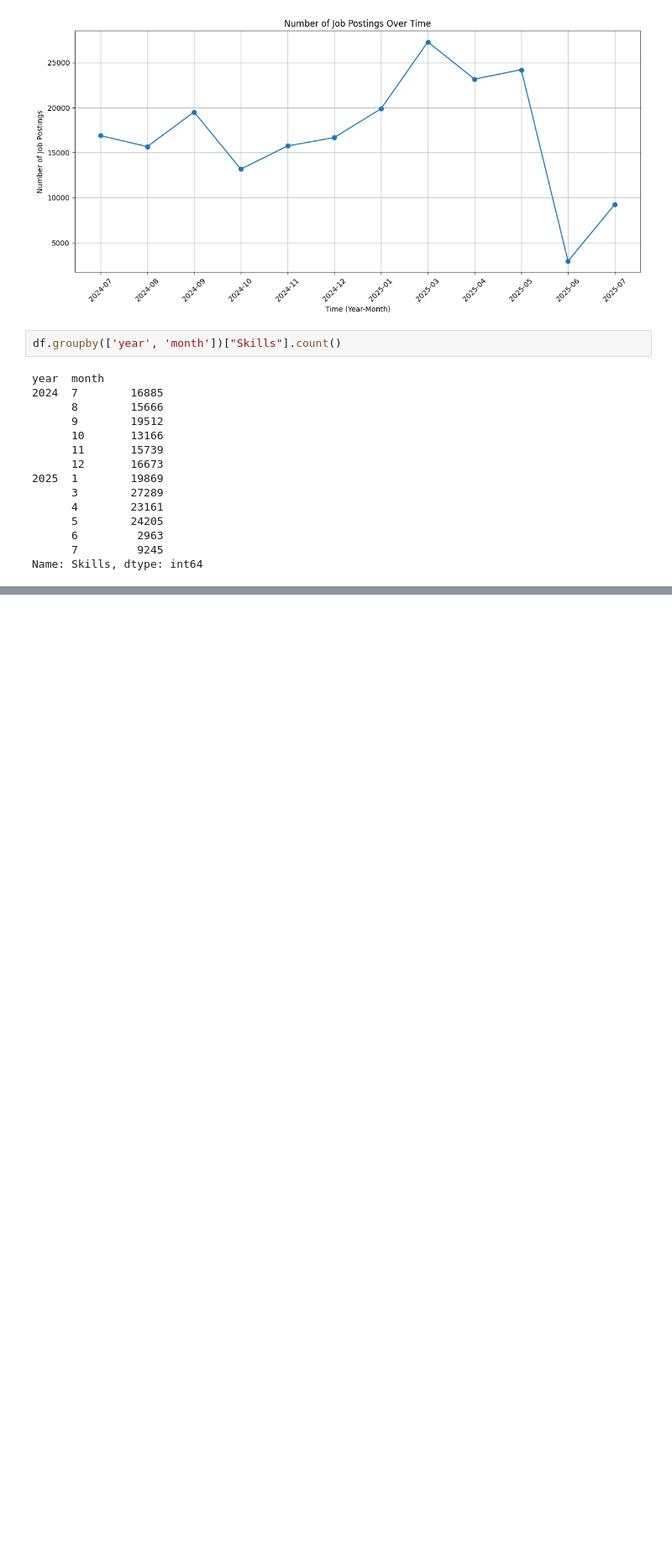
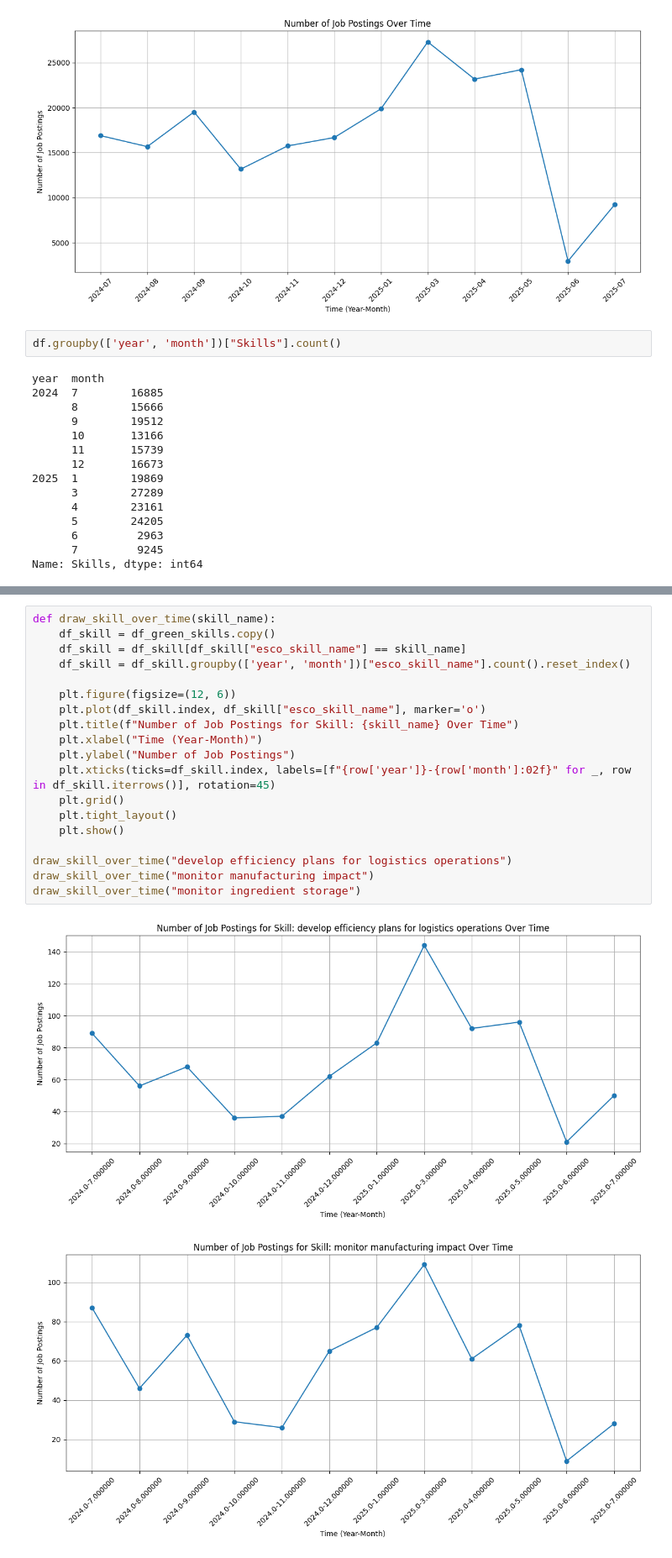
Before and after one commit to JNArrazola/green_skill_RAG_system, a Jupyter notebook: src/0_exploratory_data_analysis.ipynb, the cells around one changed output, grey strips where cells are left out. Shown at 84% size. Drawn from its saved outputs; the diff is of its cells as text; blank space fills up the shorter version.

```diff
--- a/src/0_exploratory_data_analysis.ipynb
+++ b/src/0_exploratory_data_analysis.ipynb
@@ -57,0 +96,22 @@ Name: Skills, dtype: int64
+# %%
+def draw_skill_over_time(skill_name):
+    df_skill = df_green_skills.copy()
+    df_skill = df_skill[df_skill["esco_skill_name"] == skill_name]
+    df_skill = df_skill.groupby(['year', 'month'])["esco_skill_name"].count().reset_index()
+
+    plt.figure(figsize=(12, 6))
+    plt.plot(df_skill.index, df_skill["esco_skill_name"], marker='o')
+    plt.title(f"Number of Job Postings for Skill: {skill_name} Over Time")
+    plt.xlabel("Time (Year-Month)")
+    plt.ylabel("Number of Job Postings")
+    plt.xticks(ticks=df_skill.index, labels=[f"{row['year']}-{row['month']:02f}" for _, row in df_skill.iterrows()], rotation=45)
+    plt.grid()
+    plt.tight_layout()
+    plt.show()
+
+draw_skill_over_time("develop efficiency plans for logistics operations")
+draw_skill_over_time("monitor manufacturing impact")
+draw_skill_over_time("monitor ingredient storage")
+# %% [output]
+[figure, added]
+[figure, added]
```
Also changed, not shown: parts of 8 cells of this notebook, 8 other files.
